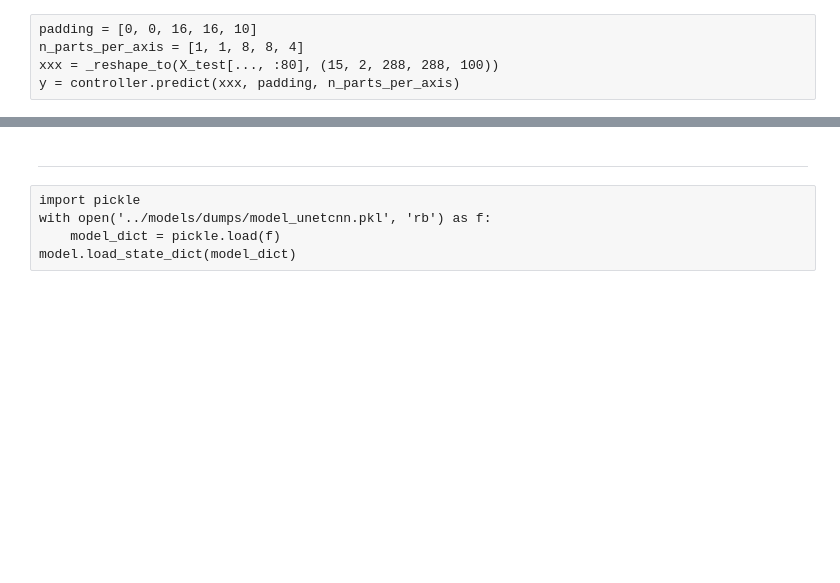
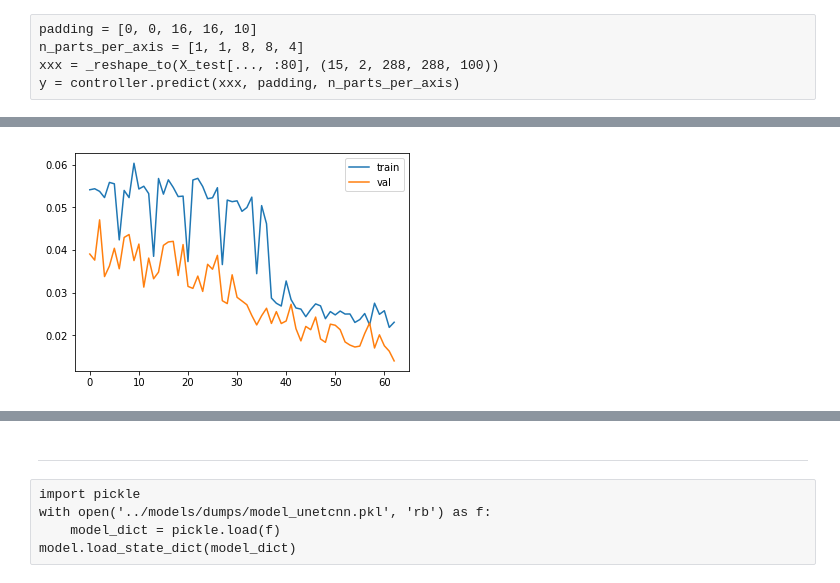
Before and after one commit to neuro-ml/deep_pipe, a Jupyter notebook: projects/WMH/experiments/patch_3D_Segm.ipynb, the cells around one changed output, grey strips where cells are left out. Saved outputs shown, nothing was run; the diff lists cells and outputs as text; code cells hidden in the pictures; blank space fills up the shorter version.

```diff
--- a/projects/WMH/experiments/patch_3D_Segm.ipynb
+++ b/projects/WMH/experiments/patch_3D_Segm.ipynb
@@ -171,2 +170,5 @@ del brains, brains1, brains2, masks, masks1, masks2
 # %% [markdown]
 ___
+# %%
+from sklearn.model_selection import KFold
+skf = KFold(n_splits=4, random_state=0, shuffle=True)
@@ -172,0 +177,37 @@ ___
+# %%
+
+counter=0
+for tr_idx, ts_idx in skf.split(range(len(brains)), range(len(masks))):
+    counter+=1
+    X_train = np.concatenate([brains[tr_idx], brains1[tr_idx], brains2[tr_idx]])
+    X_test = np.concatenate([brains[ts_idx], brains1[ts_idx], brains2[ts_idx]])
+    Y_train = np.concatenate([masks[tr_idx], masks1[tr_idx], masks2[tr_idx]])
+    Y_test = np.concatenate([masks[ts_idx], masks1[ts_idx], masks2[ts_idx]])
+
+    model = UNet().cuda()
+    controller = Model_controller(model)
+
+    controller.init_train_procedure(batch_size = 30, crops_shape=(50, 50, 40),
+                                lr_decayer=lambda x: x*0.7, lr=0.01, net='3D',
+                                decay_every_epoch=20, num_of_patches=500)
+
+    controller.train(X_train, Y_train, epoches=100, X_val=X_test, y_val=Y_test)
+    y = controller.predict(X_test)
+
+    np.savez('../reports/figures/3D_UNet/y_dump_'+str(counter)+'.npy', y)
+
+    for num_img in range(len(Y_test)):
+        plt.figure()
+        t = np.argmax(np.sum(Y_test[num_img, 0, ...]==1, axis=(-2, -3)))
+        plt.subplot(121)
+        plt.imshow(y[num_img, ..., t], cmap=plt.cm.binary_r)
+        plt.title('dice: ' + str(dice(y[num_img], Y_test[num_img,0]))[:5])
+        plt.subplot(122)
+        plt.imshow(Y_test[num_img, 0,..., t], cmap=plt.cm.binary_r, vmax=2)
+        plt.savefig('../reports/figures/3D_UNet/'+str(counter)+'_'+str(num_img)+'.png')
+
+        plt.figure()
+        plt.plot(controller.res['train_loss'], label='train')
+        plt.plot(controller.res['val_loss'], label='val')
+        plt.legend();
+        plt.savefig('../reports/figures/3D_UNet/'+str(counter)+'_tr_val_3D_UNet.png')
@@ -215,2 +291,9 @@ for num_img in range(len(Y_test)):
+# %%
+plt.plot(controller.res['train_loss'], label='train')
+plt.plot(controller.res['val_loss'], label='val')
+plt.legend();
+plt.savefig('../reports/figures/tr_val_3D_UNet.png')
+# %% [output]
+[figure, added]
 # %%
 plt.plot(controller.res['lr'])
```
Also changed, not shown: parts of 20 cells of this notebook, 4 other files.
